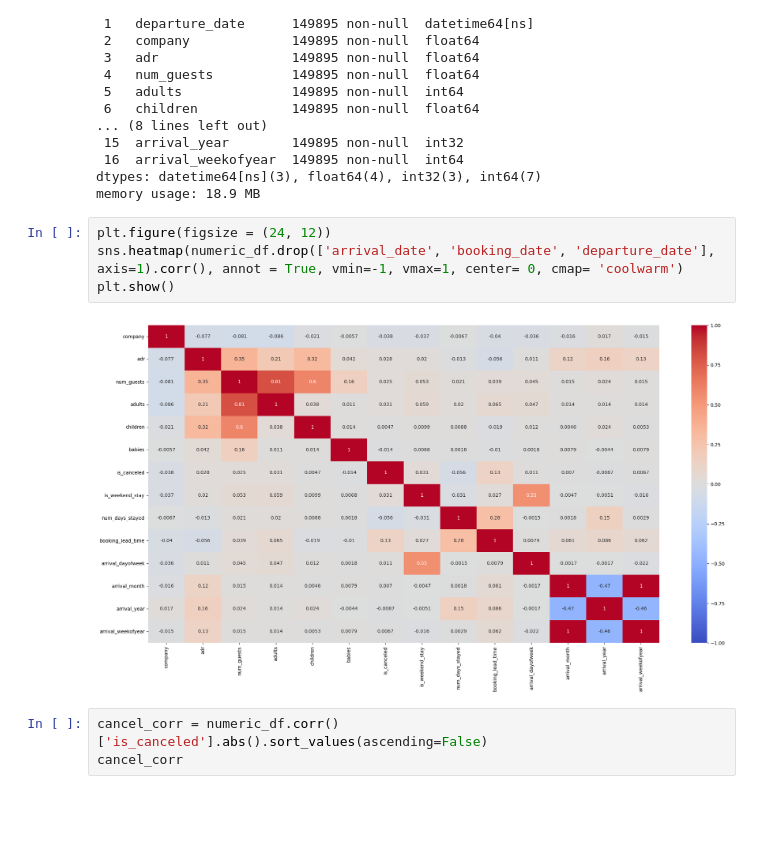
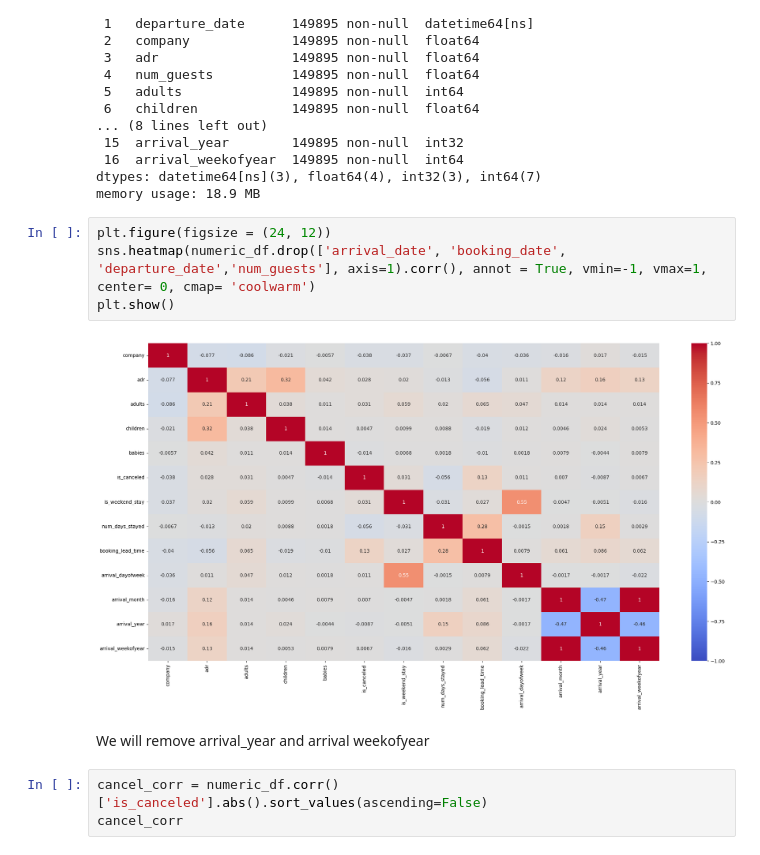
Before and after one commit to ansuff/HotelBookingPredictor, a Jupyter notebook: notebooks/data_preprocessing.ipynb, the cells around one changed output. Saved outputs shown, nothing was run; the diff lists cells and outputs as text; blank space fills up the shorter version.

```diff
--- a/notebooks/data_preprocessing.ipynb
+++ b/notebooks/data_preprocessing.ipynb
@@ -68,10 +68,12 @@ dtypes: datetime64[ns](3), float64(4), int32(3), int64(7)
 memory usage: 18.9 MB
 # %%
 plt.figure(figsize = (24, 12))
-sns.heatmap(numeric_df.drop(['arrival_date', 'booking_date', 'departure_date'], axis=1).corr(), annot = True, vmin=-1, vmax=1, center= 0, cmap= 'coolwarm')
+sns.heatmap(numeric_df.drop(['arrival_date', 'booking_date', 'departure_date','num_guests'], axis=1).corr(), annot = True, vmin=-1, vmax=1, center= 0, cmap= 'coolwarm')
 plt.show()
 # %% [output]
-[figure, old version]
+[figure, new version]
+# %% [markdown]
+We will remove arrival_year and arrival weekofyear
 # %%
 cancel_corr = numeric_df.corr()['is_canceled'].abs().sort_values(ascending=False)
 cancel_corr
```
Also changed, not shown: 3 other files.
